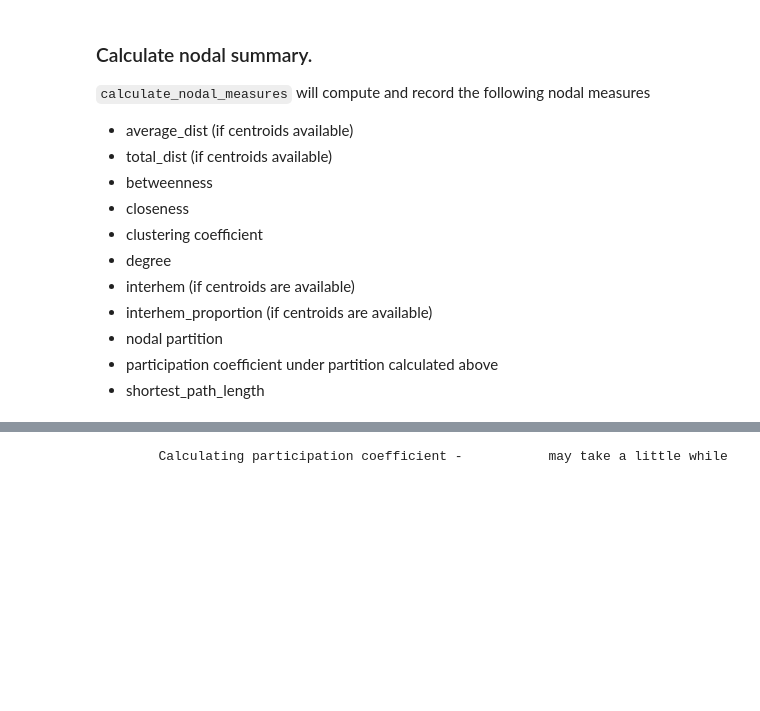
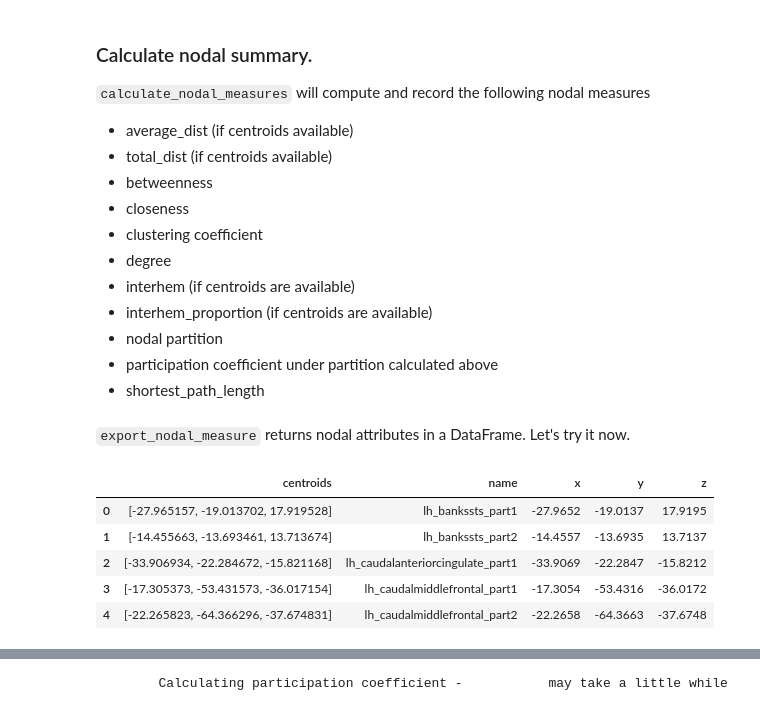
Before and after one commit to WhitakerLab/scona, a Jupyter notebook: tutorials/tutorial.ipynb, the cells around one changed output, grey strips where cells are left out. Cells and saved outputs as stored; diff of their text form; code cells hidden in the pictures; blank space fills up the shorter version.

```diff
--- a/tutorials/tutorial.ipynb
+++ b/tutorials/tutorial.ipynb
@@ -95,5 +75,14 @@ H = G.threshold(10)
 * nodal partition
 * participation coefficient under partition calculated above
 * shortest_path_length
+# %% [markdown]
+`export_nodal_measure` returns nodal attributes in a DataFrame. Let's try it now.
 # %%
-H.export_nodal_measures.head()
+H.export_nodal_measures().head()
+# %% [output]
+|  | centroids | name | x | y | z |
+| 0 | [-27.965157, -19.013702, 17.919528] | lh_bankssts_part1 | -27.9652 | -19.0137 | 17.9195 |
+| 1 | [-14.455663, -13.693461, 13.713674] | lh_bankssts_part2 | -14.4557 | -13.6935 | 13.7137 |
+| 2 | [-33.906934, -22.284672, -15.821168] | lh_caudalanteriorcingulate_part1 | -33.9069 | -22.2847 | -15.8212 |
+| 3 | [-17.305373, -53.431573, -36.017154] | lh_caudalmiddlefrontal_part1 | -17.3054 | -53.4316 | -36.0172 |
+| 4 | [-22.265823, -64.366296, -37.674831] | lh_caudalmiddlefrontal_part2 | -22.2658 | -64.3663 | -37.6748 |
```
Also changed, not shown: parts of 17 cells of this notebook.
